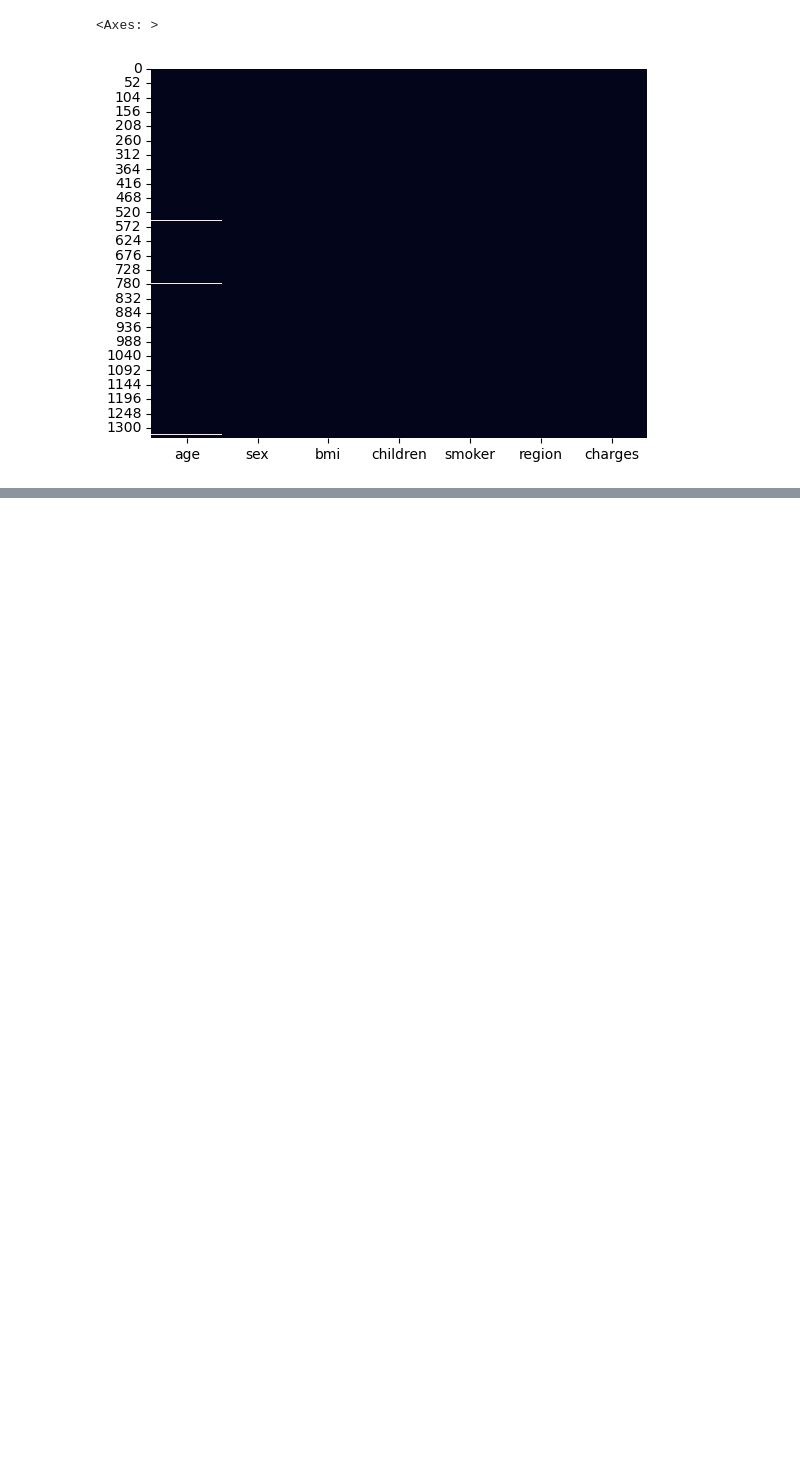
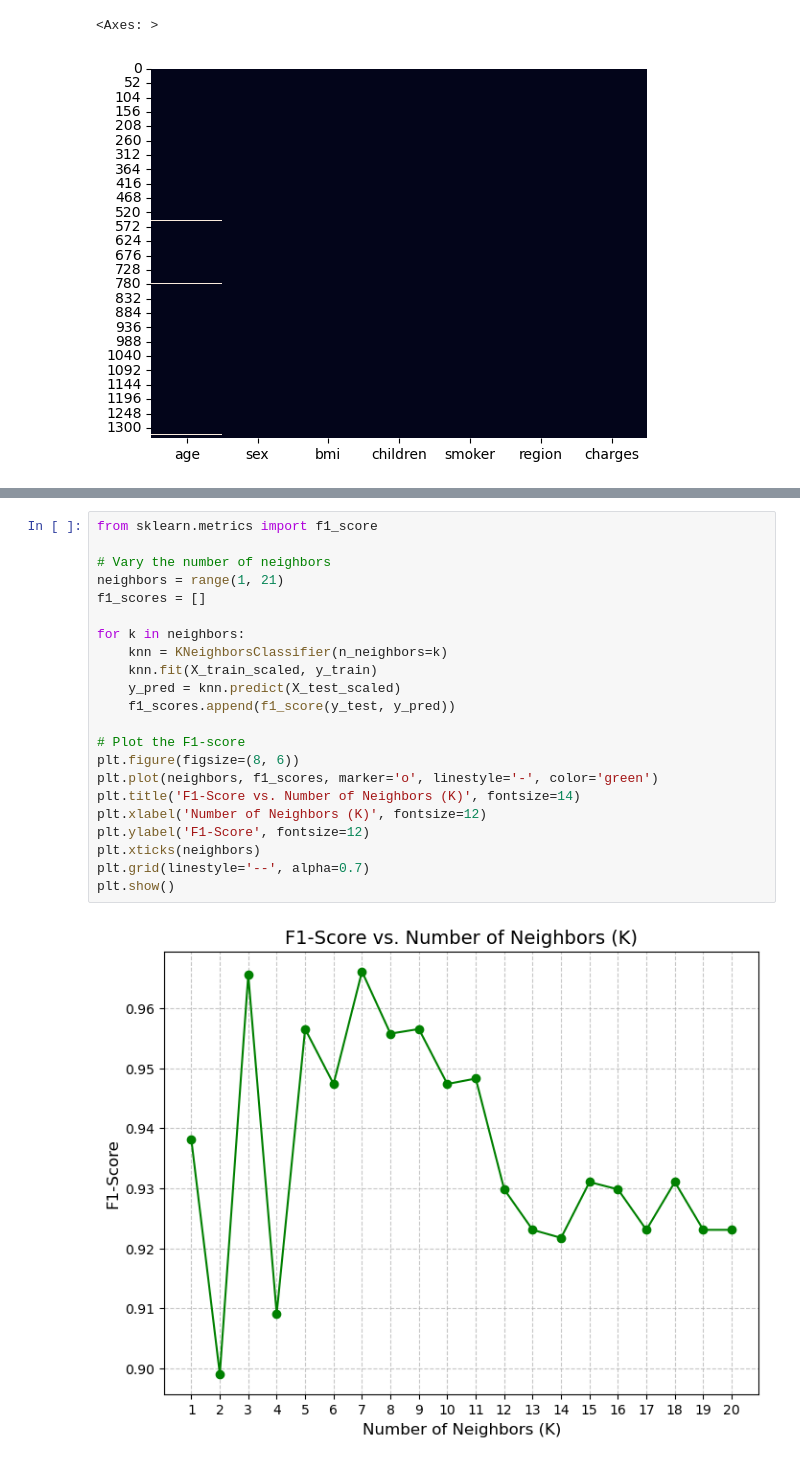
Before and after one commit to LiamUpstoneSmith/MLA_CW_Insurance, a Jupyter notebook: 21017958_insurance.ipynb, the cells around one changed output, grey strips where cells are left out. Drawn from its saved outputs; the diff is of its cells as text; blank space fills up the shorter version.

```diff
--- a/21017958_insurance.ipynb
+++ b/21017958_insurance.ipynb
@@ -99,0 +142,24 @@ plt.show()
+# %%
+from sklearn.metrics import f1_score
+
+# Vary the number of neighbors
+neighbors = range(1, 21)
+f1_scores = []
+
+for k in neighbors:
+    knn = KNeighborsClassifier(n_neighbors=k)
+    knn.fit(X_train_scaled, y_train)
+    y_pred = knn.predict(X_test_scaled)
+    f1_scores.append(f1_score(y_test, y_pred))
+
+# Plot the F1-score
+plt.figure(figsize=(8, 6))
+plt.plot(neighbors, f1_scores, marker='o', linestyle='-', color='green')
+plt.title('F1-Score vs. Number of Neighbors (K)', fontsize=14)
+plt.xlabel('Number of Neighbors (K)', fontsize=12)
+plt.ylabel('F1-Score', fontsize=12)
+plt.xticks(neighbors)
+plt.grid(linestyle='--', alpha=0.7)
+plt.show()
+# %% [output]
+[figure, added]
```
Also changed, not shown: parts of 16 cells of this notebook, 1 other file.
